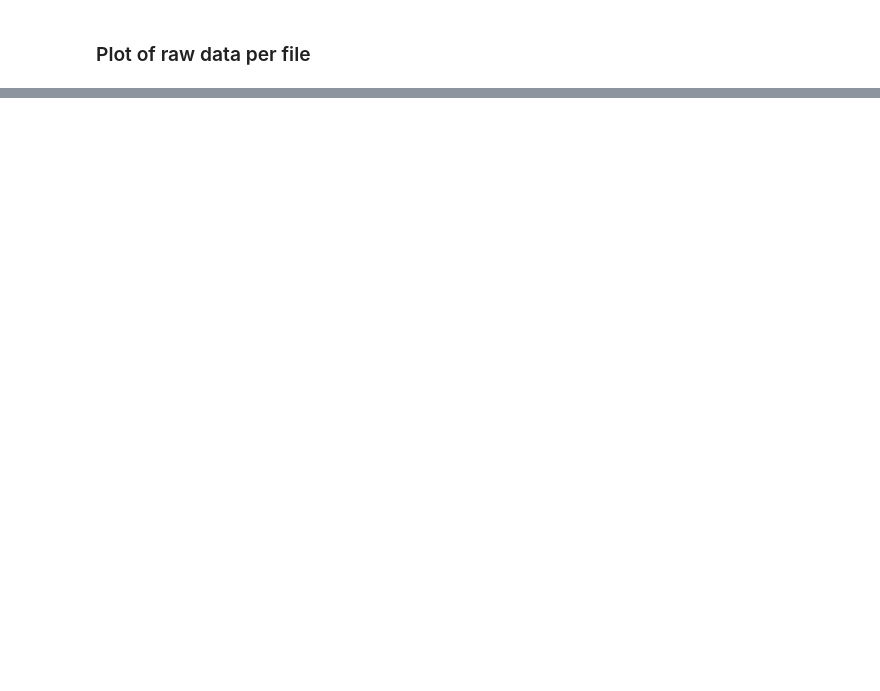
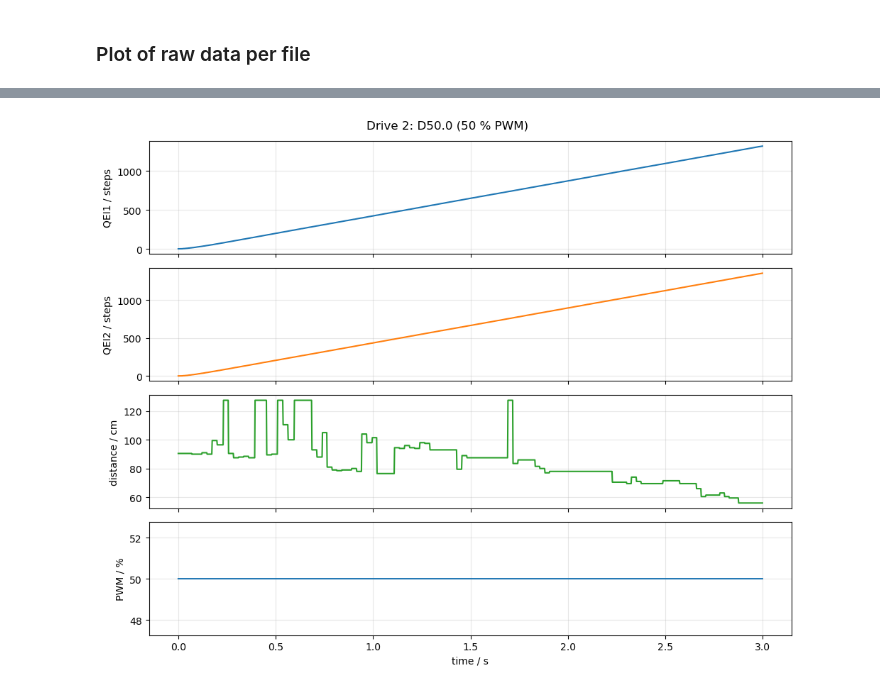
Before and after one commit to janisgra/RTP-T3-SoSe2026, a Jupyter notebook: 02_Preperations/drive-analysis.ipynb, the cells around one changed output, grey strips where cells are left out. Cells and saved outputs as stored; diff of their text form; code cells hidden in the pictures; blank space fills up the shorter version.

```diff
--- a/02_Preperations/drive-analysis.ipynb
+++ b/02_Preperations/drive-analysis.ipynb
@@ -35,0 +160,6 @@ csv_files = [path_d25, path_d50, path_d75, path_d100, path_pm25]
+# %%
+df_d50 = load_log(paths["D50"])
+plot_raw(df_d50, "Drive 2: D50.0 (50 % PWM)")
+plt.show()
+# %% [output]
+[figure, added]
```
Also changed, not shown: parts of 27 cells of this notebook.
